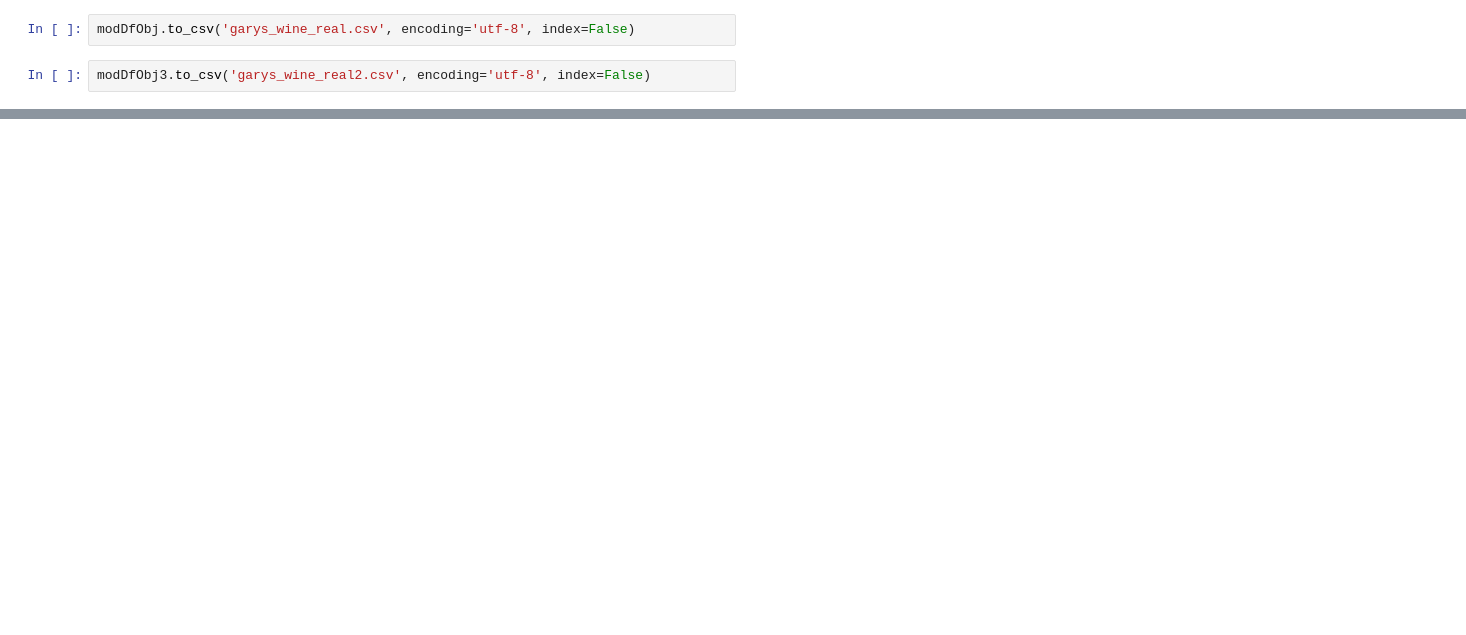
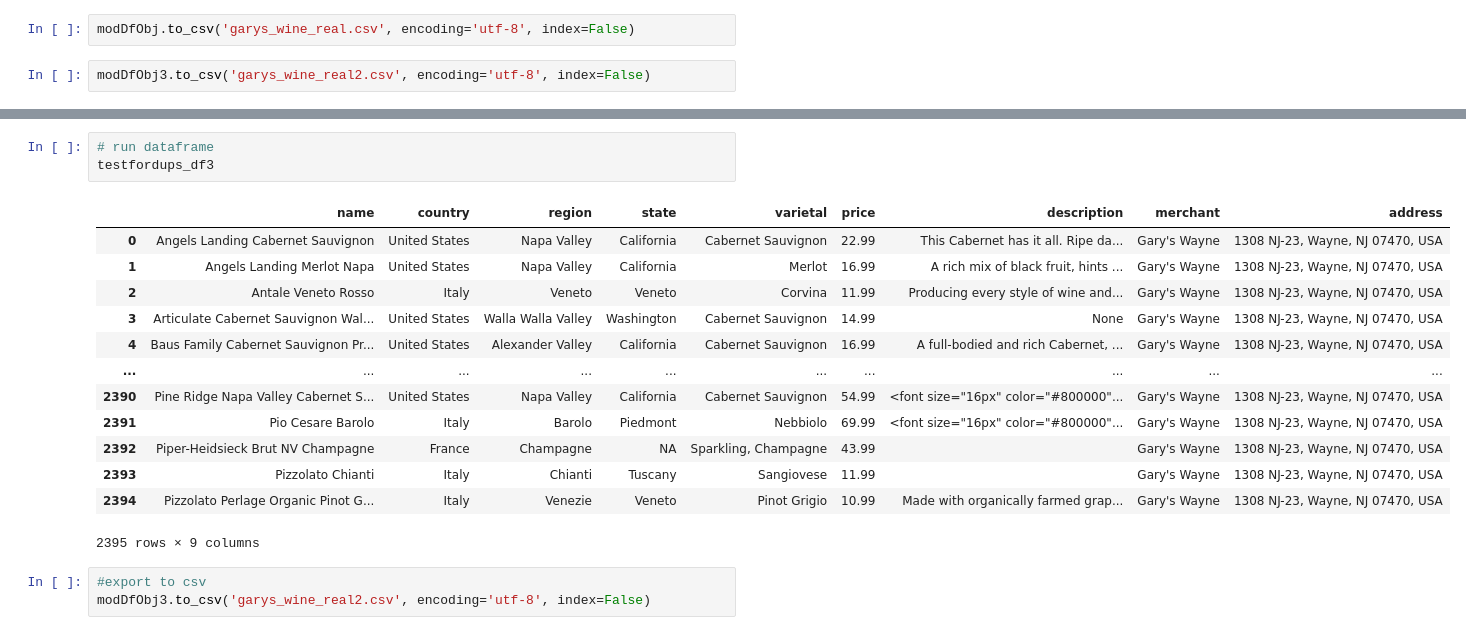
Before and after one commit to MersedehSP/Wine_ETL, a Jupyter notebook: Brian_garyswine_json.ipynb, the cells around one changed output, grey strips where cells are left out. Drawn from its saved outputs; the diff is of its cells as text; blank space fills up the shorter version.

```diff
--- a/Brian_garyswine_json.ipynb
+++ b/Brian_garyswine_json.ipynb
@@ -608,0 +795,20 @@ modDfObj3.to_csv('garys_wine_real2.csv', encoding='utf-8', index=False)
+# %%
+# run dataframe
+testfordups_df3
+# %% [output]
+|  | name | country | region | state | varietal | price | description | merchant | address |
+| 0 | Angels Landing Cabernet Sauvignon | United States | Napa Valley | California | Cabernet Sauvignon | 22.99 | This Cabernet has it all. Ripe da... | Gary's Wayne | 1308 NJ-23, Wayne, NJ 07470, USA |
+| 1 | Angels Landing Merlot Napa | United States | Napa Valley | California | Merlot | 16.99 | A rich mix of black fruit, hints ... | Gary's Wayne | 1308 NJ-23, Wayne, NJ 07470, USA |
+| 2 | Antale Veneto Rosso | Italy | Veneto | Veneto | Corvina | 11.99 | Producing every style of wine and... | Gary's Wayne | 1308 NJ-23, Wayne, NJ 07470, USA |
+| 3 | Articulate Cabernet Sauvignon Wal... | United States | Walla Walla Valley | Washington | Cabernet Sauvignon | 14.99 | None | Gary's Wayne | 1308 NJ-23, Wayne, NJ 07470, USA |
+| 4 | Baus Family Cabernet Sauvignon Pr... | United States | Alexander Valley | California | Cabernet Sauvignon | 16.99 | A full-bodied and rich Cabernet, ... | Gary's Wayne | 1308 NJ-23, Wayne, NJ 07470, USA |
+| ... | ... | ... | ... | ... | ... | ... | ... | ... | ... |
+| 2390 | Pine Ridge Napa Valley Cabernet S... | United States | Napa Valley | California | Cabernet Sauvignon | 54.99 | <font size="16px" color="#800000"... | Gary's Wayne | 1308 NJ-23, Wayne, NJ 07470, USA |
+| 2391 | Pio Cesare Barolo | Italy | Barolo | Piedmont | Nebbiolo | 69.99 | <font size="16px" color="#800000"... | Gary's Wayne | 1308 NJ-23, Wayne, NJ 07470, USA |
+| 2392 | Piper-Heidsieck Brut NV Champagne | France | Champagne | NA | Sparkling, Champagne | 43.99 |  | Gary's Wayne | 1308 NJ-23, Wayne, NJ 07470, USA |
+| 2393 | Pizzolato Chianti | Italy | Chianti | Tuscany | Sangiovese | 11.99 |  | Gary's Wayne | 1308 NJ-23, Wayne, NJ 07470, USA |
+| 2394 | Pizzolato Perlage Organic Pinot G... | Italy | Venezie | Veneto | Pinot Grigio | 10.99 | Made with organically farmed grap... | Gary's Wayne | 1308 NJ-23, Wayne, NJ 07470, USA |
+2395 rows × 9 columns
+# %%
+#export to csv
+modDfObj3.to_csv('garys_wine_real2.csv', encoding='utf-8', index=False)
```
Also changed, not shown: parts of 14 cells of this notebook, 1 other file.
